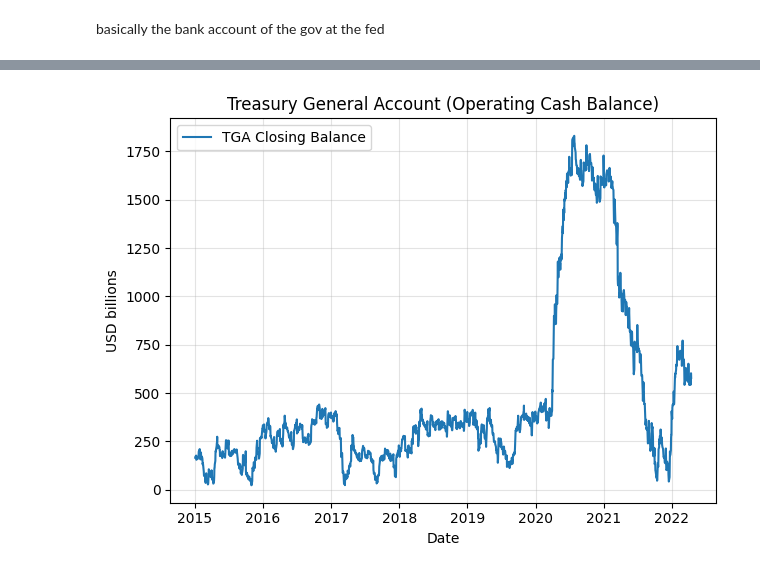
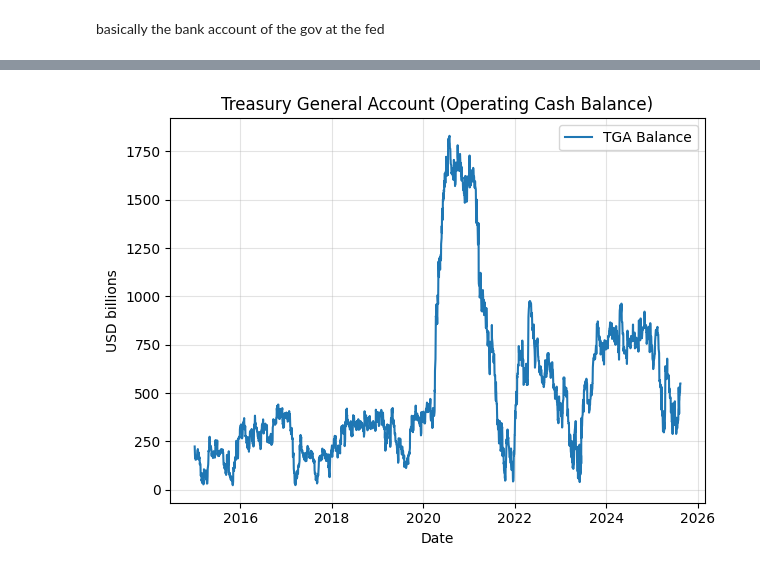
Before and after one commit to MarcoNerii/US-Fiscal-Position, a Jupyter notebook: main.ipynb, the cells around one changed output, grey strips where cells are left out. Cells and saved outputs as stored; diff of their text form; code cells hidden in the pictures.

```diff
--- a/main.ipynb
+++ b/main.ipynb
@@ -730,7 +682,9 @@ tga.tail()
 # %%
+tga = get_tga_balance(START, END)
+
 fig, ax = plt.subplots()
-ax.plot(tga["record_date"], tga["close_today_bal"] / 1e3, label="TGA Closing Balance")
+ax.plot(tga["record_date"], tga["tga_balance"]/1e3, label="TGA Balance")  # millions → billions
 ax.legend()
 _finish_timeplot(ax, "Treasury General Account (Operating Cash Balance)", "USD billions")
 # %% [output]
-[figure, old version]
+[figure, new version]
```
Also changed, not shown: parts of 2 cells of this notebook.
